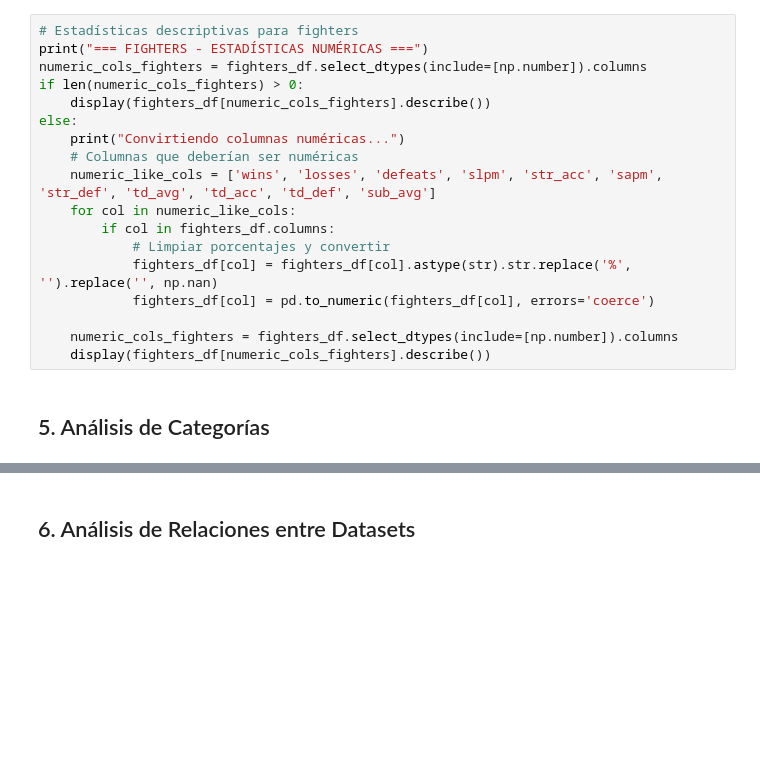
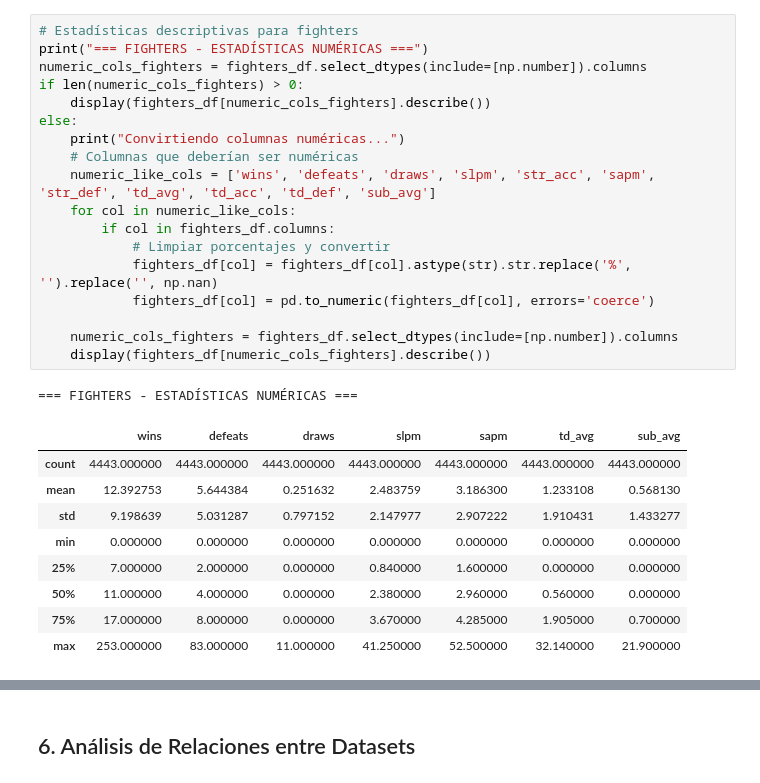
Before and after one commit to santifdezz/ufc-etl, a Jupyter notebook: notebooks/01_data_exploration.ipynb, the cells around one changed output, grey strips where cells are left out. Cells and saved outputs as stored; diff of their text form; blank space fills up the shorter version.

```diff
--- a/notebooks/01_data_exploration.ipynb
+++ b/notebooks/01_data_exploration.ipynb
@@ -106,20 +248,29 @@ else:
 # %%
 # Estadísticas descriptivas para fighters
 print("=== FIGHTERS - ESTADÍSTICAS NUMÉRICAS ===")
 numeric_cols_fighters = fighters_df.select_dtypes(include=[np.number]).columns
 if len(numeric_cols_fighters) > 0:
     display(fighters_df[numeric_cols_fighters].describe())
 else:
     print("Convirtiendo columnas numéricas...")
     # Columnas que deberían ser numéricas
-    numeric_like_cols = ['wins', 'losses', 'defeats', 'slpm', 'str_acc', 'sapm', 'str_def', 'td_avg', 'td_acc', 'td_def', 'sub_avg']
+    numeric_like_cols = ['wins', 'defeats', 'draws', 'slpm', 'str_acc', 'sapm', 'str_def', 'td_avg', 'td_acc', 'td_def', 'sub_avg']
     for col in numeric_like_cols:
         if col in fighters_df.columns:
             # Limpiar porcentajes y convertir
             fighters_df[col] = fighters_df[col].astype(str).str.replace('%', '').replace('', np.nan)
             fighters_df[col] = pd.to_numeric(fighters_df[col], errors='coerce')
 
     numeric_cols_fighters = fighters_df.select_dtypes(include=[np.number]).columns
     display(fighters_df[numeric_cols_fighters].describe())
+# %% [output]
+=== FIGHTERS - ESTADÍSTICAS NUMÉRICAS ===
+|  | wins | defeats | draws | slpm | sapm | td_avg | sub_avg |
+| count | 4443.000000 | 4443.000000 | 4443.000000 | 4443.000000 | 4443.000000 | 4443.000000 | 4443.000000 |
+| mean | 12.392753 | 5.644384 | 0.251632 | 2.483759 | 3.186300 | 1.233108 | 0.568130 |
+| std | 9.198639 | 5.031287 | 0.797152 | 2.147977 | 2.907222 | 1.910431 | 1.433277 |
+| min | 0.000000 | 0.000000 | 0.000000 | 0.000000 | 0.000000 | 0.000000 | 0.000000 |
+| 25% | 7.000000 | 2.000000 | 0.000000 | 0.840000 | 1.600000 | 0.000000 | 0.000000 |
+| 50% | 11.000000 | 4.000000 | 0.000000 | 2.380000 | 2.960000 | 0.560000 | 0.000000 |
+| 75% | 17.000000 | 8.000000 | 0.000000 | 3.670000 | 4.285000 | 1.905000 | 0.700000 |
+| max | 253.000000 | 83.000000 | 11.000000 | 41.250000 | 52.500000 | 32.140000 | 21.900000 |
-# %% [markdown]
-## 5. Análisis de Categorías
```
Also changed, not shown: parts of 28 cells of this notebook, 29 other files.
